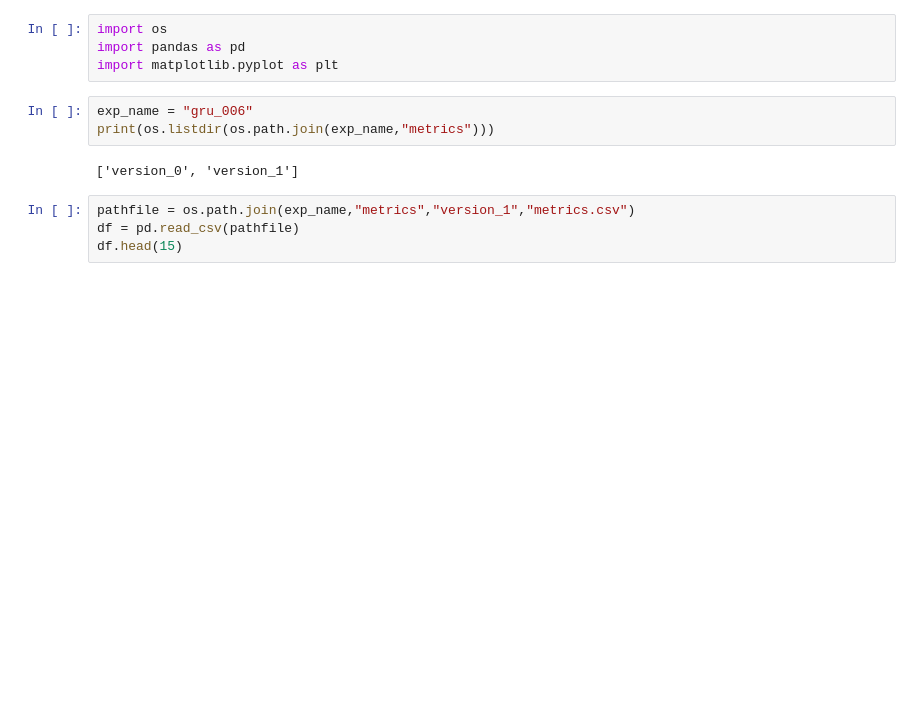
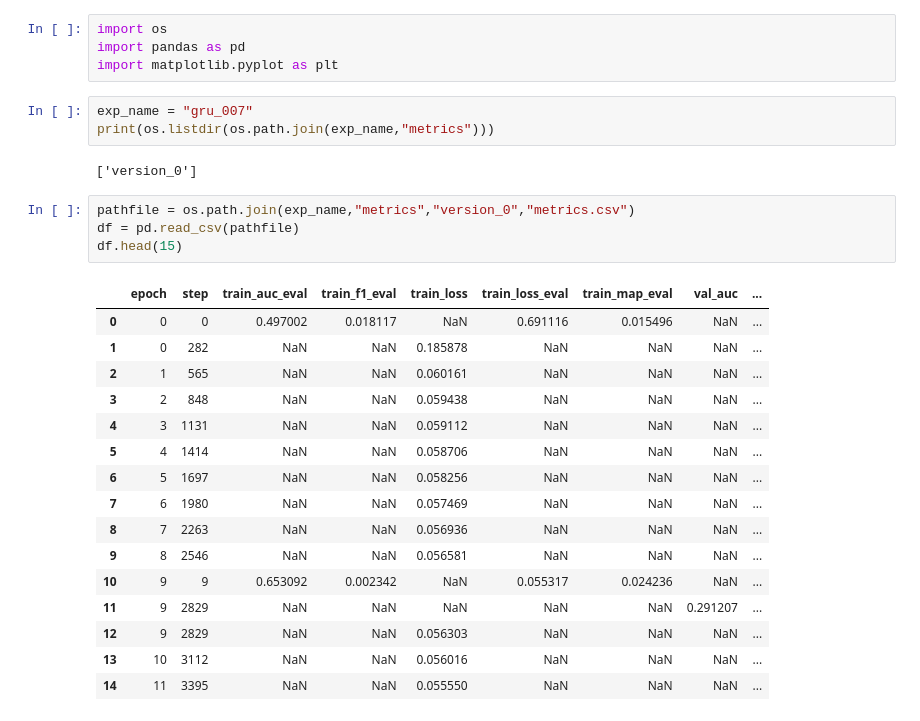
Before and after one commit to JoseFRuiz/audio-classification, a Jupyter notebook: performance.ipynb, the cells around one changed output. Drawn from its saved outputs; the diff is of its cells as text; blank space fills up the shorter version.

```diff
--- a/performance.ipynb
+++ b/performance.ipynb
@@ -7,14 +7,31 @@ import os
 import pandas as pd
 import matplotlib.pyplot as plt
 # %%
-exp_name = "gru_006"
+exp_name = "gru_007"
 print(os.listdir(os.path.join(exp_name,"metrics")))
 # %% [output]
-['version_0', 'version_1']
+['version_0']
 # %%
-pathfile = os.path.join(exp_name,"metrics","version_1","metrics.csv")
+pathfile = os.path.join(exp_name,"metrics","version_0","metrics.csv")
 df = pd.read_csv(pathfile)
 df.head(15)
+# %% [output]
+|  | epoch | step | train_auc_eval | train_f1_eval | train_loss | train_loss_eval | train_map_eval | val_auc | ... |
+| 0 | 0 | 0 | 0.497002 | 0.018117 | NaN | 0.691116 | 0.015496 | NaN | ... |
+| 1 | 0 | 282 | NaN | NaN | 0.185878 | NaN | NaN | NaN | ... |
+| 2 | 1 | 565 | NaN | NaN | 0.060161 | NaN | NaN | NaN | ... |
+| 3 | 2 | 848 | NaN | NaN | 0.059438 | NaN | NaN | NaN | ... |
+| 4 | 3 | 1131 | NaN | NaN | 0.059112 | NaN | NaN | NaN | ... |
+| 5 | 4 | 1414 | NaN | NaN | 0.058706 | NaN | NaN | NaN | ... |
+| 6 | 5 | 1697 | NaN | NaN | 0.058256 | NaN | NaN | NaN | ... |
+| 7 | 6 | 1980 | NaN | NaN | 0.057469 | NaN | NaN | NaN | ... |
+| 8 | 7 | 2263 | NaN | NaN | 0.056936 | NaN | NaN | NaN | ... |
+| 9 | 8 | 2546 | NaN | NaN | 0.056581 | NaN | NaN | NaN | ... |
+| 10 | 9 | 9 | 0.653092 | 0.002342 | NaN | 0.055317 | 0.024236 | NaN | ... |
+| 11 | 9 | 2829 | NaN | NaN | NaN | NaN | NaN | 0.291207 | ... |
+| 12 | 9 | 2829 | NaN | NaN | 0.056303 | NaN | NaN | NaN | ... |
+| 13 | 10 | 3112 | NaN | NaN | 0.056016 | NaN | NaN | NaN | ... |
+| 14 | 11 | 3395 | NaN | NaN | 0.055550 | NaN | NaN | NaN | ... |
 # %%
 plt.figure(figsize=(8, 6))
 plt.subplot(411)
```
Also changed, not shown: parts of 1 cell of this notebook, 2 other files.
